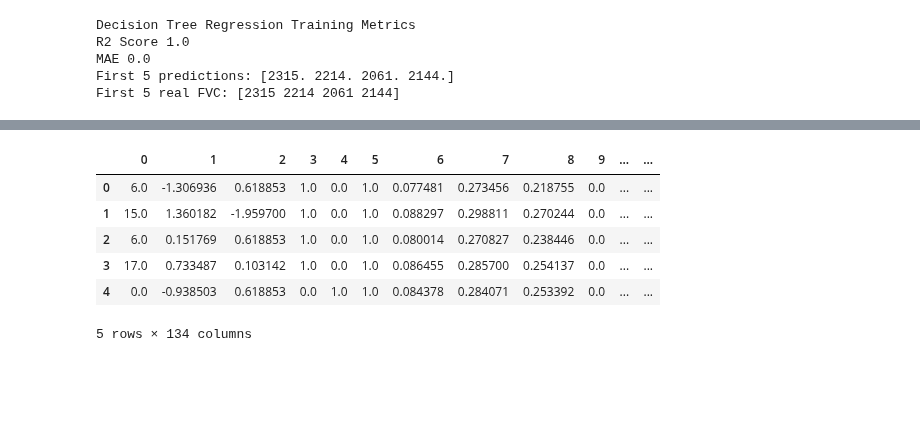
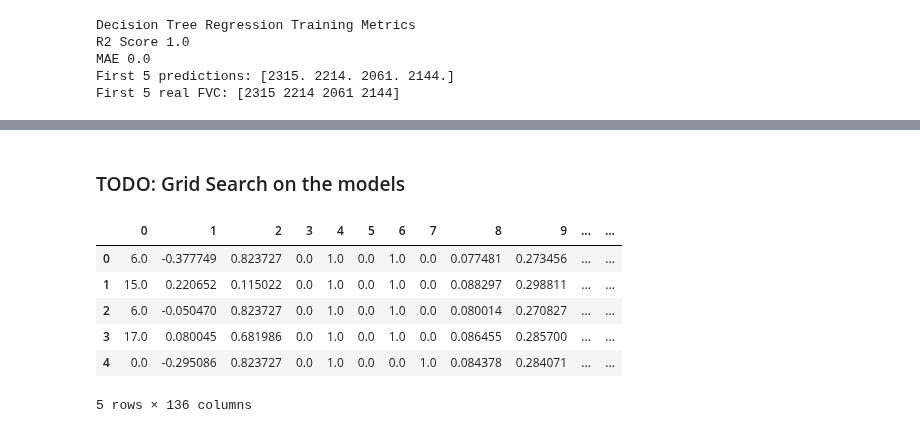
Before and after one commit to vdegenova/osic_kaggle, a Jupyter notebook: Regression Model.ipynb, the cells around one changed output, grey strips where cells are left out. Cells and saved outputs as stored; diff of their text form; code cells hidden in the pictures; blank space fills up the shorter version.

Commit message:
Add cross-val accuracy checking, fix pipeline bug, add models

```diff
--- a/Regression Model.ipynb
+++ b/Regression Model.ipynb
@@ -89,7 +89,7 @@ labels_df = train_df[["FVC", "Patient"]]
 # No-op weeks because time progress is significant?
 no_op_attrs = ["Weeks"]
 num_attrs = ["Percent", "Age"]
-cat_attrs = ["SmokingStatus", "Sex"]
+cat_attrs = ["Sex", "SmokingStatus"]
 # After the join, the encoded CT columns have integer column labels
 encoded_attrs = list(range(0, 128))
 
@@ -117,22 +117,7 @@ encoded_pipeline = Pipeline([
     ('imputer', SimpleImputer(strategy="median")),
 ])
 
-cleaning_pipeline = FeatureUnion(transformer_list=[
-    ("no_op_pipeline", no_op_pipeline),
-    ("num_pipeline", num_pipeline),
-    ("cat_pipeline", cat_pipeline),
-    ("encoded_pipeline", encoded_pipeline),
-])
-
-#preprocessor = ColumnTransformer(
-    #transformers=[
-        #('num', numeric_transformer, numeric_features),
-        #('cat', categorical_transformer, categorical_features)])
-
-# Append classifier to preprocessing pipeline.
-# Now we have a full prediction pipeline.
-#clf = Pipeline(steps=[('preprocessor', preprocessor),
-                      #('classifier', LogisticRegression())])
+cleaning_pipeline = make_union(no_op_pipeline, num_pipeline, cat_pipeline, encoded_pipeline)
 # %%
 # Prepare training data & convert to DataFrame
 X, y = cleaning_pipeline.fit_transform(train_df), train_df[['FVC']]
@@ -201,22 +250,23 @@ test_df.head()
+# %% [markdown]
+### TODO: Grid Search on the models
 # %%
 # Prepare test data & convert to DataFrame
-X, y = cleaning_pipeline.fit_transform(test_df), test_df[['FVC']]
-X = pd.DataFrame(X.todense())
+test_X, test_y = cleaning_pipeline.transform(test_df), test_df[['FVC']]
+test_X = pd.DataFrame(test_X.todense())
 
 # Reshape y
-n_samples = len(X)
-y = y.values.reshape(n_samples, )
+n_samples = len(test_X)
+test_y = test_y.values.reshape(n_samples, )
 
-X.head()
-# Except after using the same pipeline, 134 cols instead of 136?
+test_X.head()
 # %% [output]
 |  | 0 | 1 | 2 | 3 | 4 | 5 | 6 | 7 | 8 | 9 | ... | ... |
-| 0 | 6.0 | -1.306936 | 0.618853 | 1.0 | 0.0 | 1.0 | 0.077481 | 0.273456 | 0.218755 | 0.0 | ... | ... |
-| 1 | 15.0 | 1.360182 | -1.959700 | 1.0 | 0.0 | 1.0 | 0.088297 | 0.298811 | 0.270244 | 0.0 | ... | ... |
-| 2 | 6.0 | 0.151769 | 0.618853 | 1.0 | 0.0 | 1.0 | 0.080014 | 0.270827 | 0.238446 | 0.0 | ... | ... |
-| 3 | 17.0 | 0.733487 | 0.103142 | 1.0 | 0.0 | 1.0 | 0.086455 | 0.285700 | 0.254137 | 0.0 | ... | ... |
-| 4 | 0.0 | -0.938503 | 0.618853 | 0.0 | 1.0 | 1.0 | 0.084378 | 0.284071 | 0.253392 | 0.0 | ... | ... |
+| 0 | 6.0 | -0.377749 | 0.823727 | 0.0 | 1.0 | 0.0 | 1.0 | 0.0 | 0.077481 | 0.273456 | ... | ... |
+| 1 | 15.0 | 0.220652 | 0.115022 | 0.0 | 1.0 | 0.0 | 1.0 | 0.0 | 0.088297 | 0.298811 | ... | ... |
+| 2 | 6.0 | -0.050470 | 0.823727 | 0.0 | 1.0 | 0.0 | 1.0 | 0.0 | 0.080014 | 0.270827 | ... | ... |
+| 3 | 17.0 | 0.080045 | 0.681986 | 0.0 | 1.0 | 0.0 | 1.0 | 0.0 | 0.086455 | 0.285700 | ... | ... |
+| 4 | 0.0 | -0.295086 | 0.823727 | 0.0 | 1.0 | 0.0 | 0.0 | 1.0 | 0.084378 | 0.284071 | ... | ... |
-5 rows × 134 columns
+5 rows × 136 columns
 # %%
 # Calculate test accuracy of trained regressors
 br_test_y_pred = br_regr.predict(test_X.values)
```
Also changed, not shown: parts of 10 cells of this notebook.
